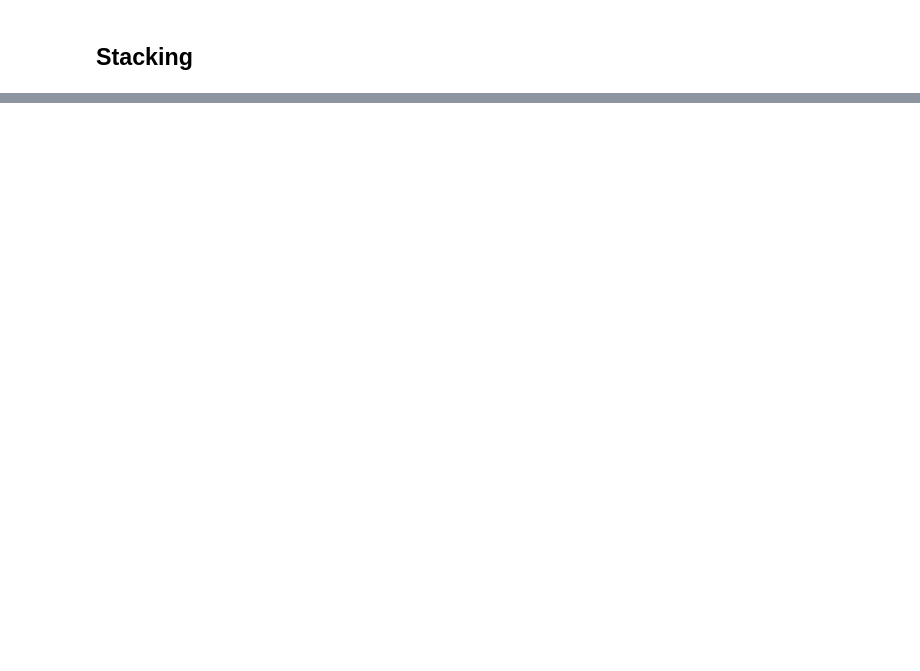
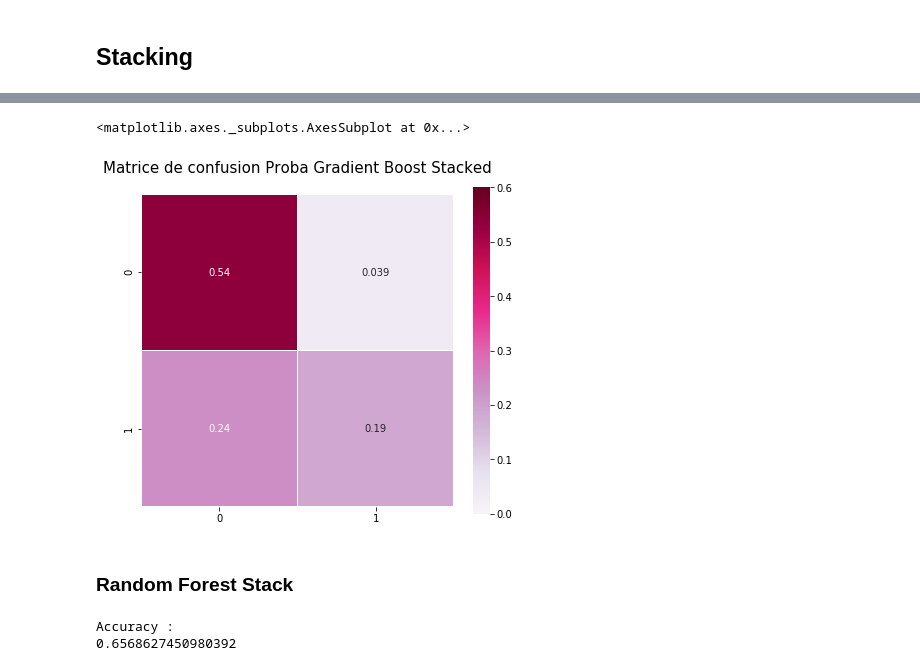
Before and after one commit to dataforgoodfr/batch_5_transplant, a Jupyter notebook: notebooks/Modeling - Comparing Machine Learning Methods .ipynb, the cells around one changed output, grey strips where cells are left out. Drawn from its saved outputs; the diff is of its cells as text; code cells hidden in the pictures; blank space fills up the shorter version.

```diff
--- a/notebooks/Modeling - Comparing Machine Learning Methods .ipynb
+++ b/notebooks/Modeling - Comparing Machine Learning Methods .ipynb
@@ -731,0 +749,12 @@ metrics.accuracy_score(y_test,GBC_stck.predict(x_test_stack))
+# %%
+colormap = plt.cm.PuRd
+plt.figure(figsize=(7,6))
+plt.title('Matrice de confusion Proba Gradient Boost Stacked', y=1.05, size=15)
+sns.heatmap(confusion_matrix(y_test,y_test_GBC_stack)/ntest,linewidths=0.1,
+            square=True, cmap=colormap, linecolor='white', annot=True,
+           vmin=0, vmax=0.6)
+# %% [output]
+<matplotlib.axes._subplots.AxesSubplot at 0x...>
+[figure, added]
+# %% [markdown]
+### Random Forest Stack
@@ -731,0 +766,8 @@ metrics.accuracy_score(y_test,GBC_stck.predict(x_test_stack))
+# %%
+print("Accuracy :")
+RF_stack_accu=metrics.accuracy_score(y_test,y_test_RF_stack)
+accu_comparaison['Random Forest Stacked']=RF_stack_accu
+print(RF_stack_accu)
+# %% [output]
+Accuracy :
+0.6568627450980392
```
Also changed, not shown: parts of 41 cells of this notebook.
